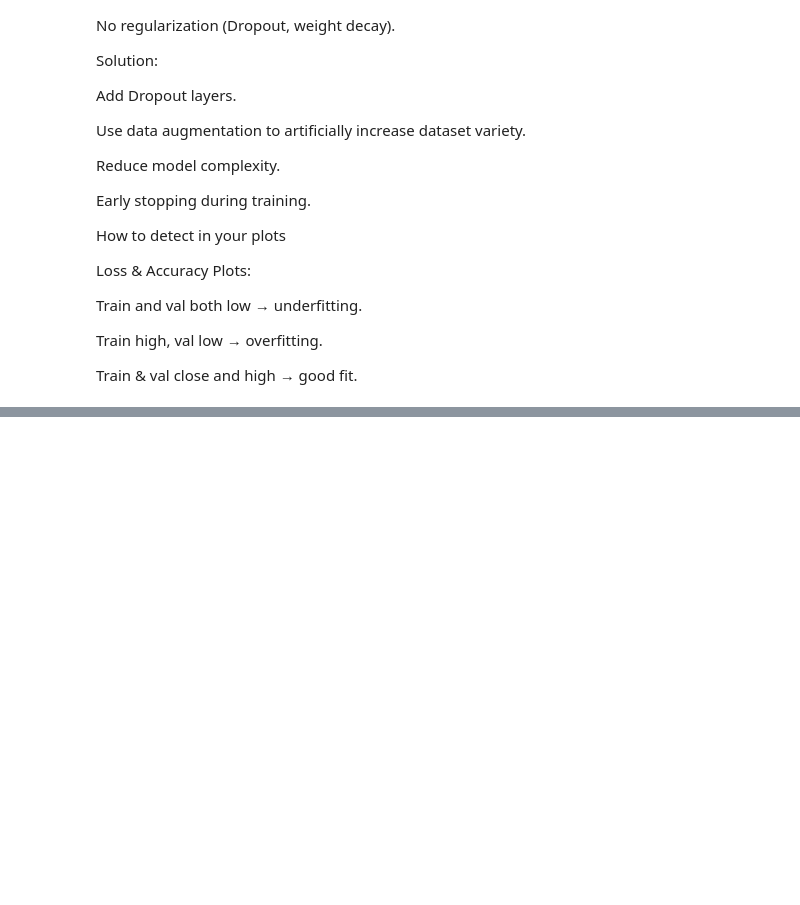
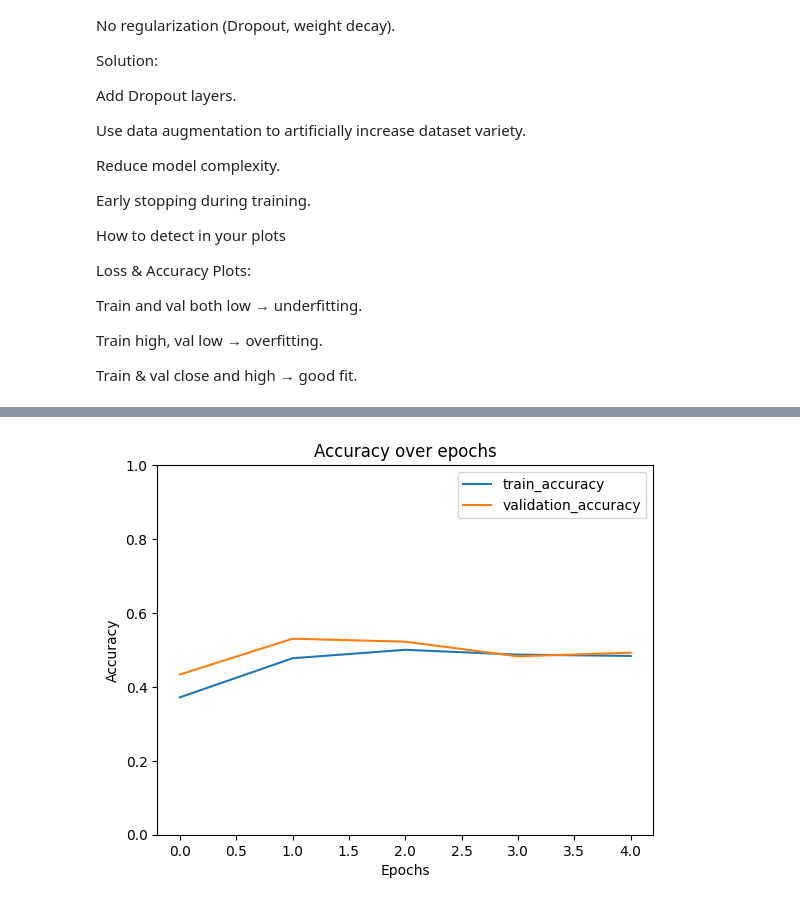
Before and after one commit to ayushi-gajendra/SkinShots_AI_powered_skincare_platform, a Jupyter notebook: Model_for_SkinShots.ipynb, the cells around one changed output, grey strips where cells are left out. Drawn from its saved outputs; the diff is of its cells as text; code cells hidden in the pictures; blank space fills up the shorter version.

```diff
--- a/Model_for_SkinShots.ipynb
+++ b/Model_for_SkinShots.ipynb
@@ -725,0 +781,14 @@ model_3 = tf.keras.Sequential([
+# %%
+import matplotlib.pyplot as plt
+
+# Accuracy plot
+plt.plot(history.history["accuracy"], label="train_accuracy")
+plt.plot(history.history["val_accuracy"], label="validation_accuracy")
+plt.title("Accuracy over epochs")
+plt.xlabel("Epochs")
+plt.ylabel("Accuracy")
+plt.ylim(0,1.0)
+plt.legend()
+plt.show()
+# %% [output]
+[figure, added]
```
Also changed, not shown: parts of 3 cells of this notebook.
